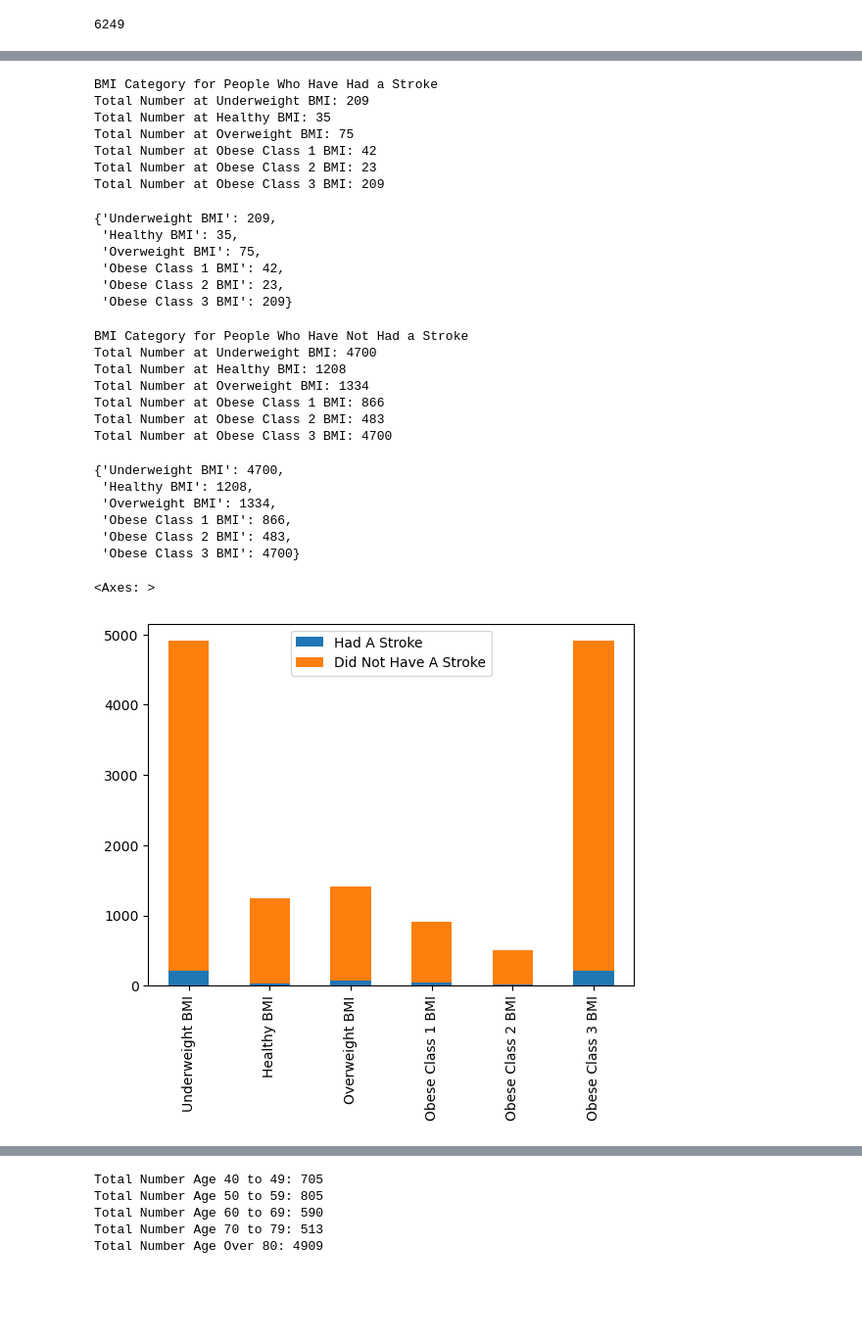
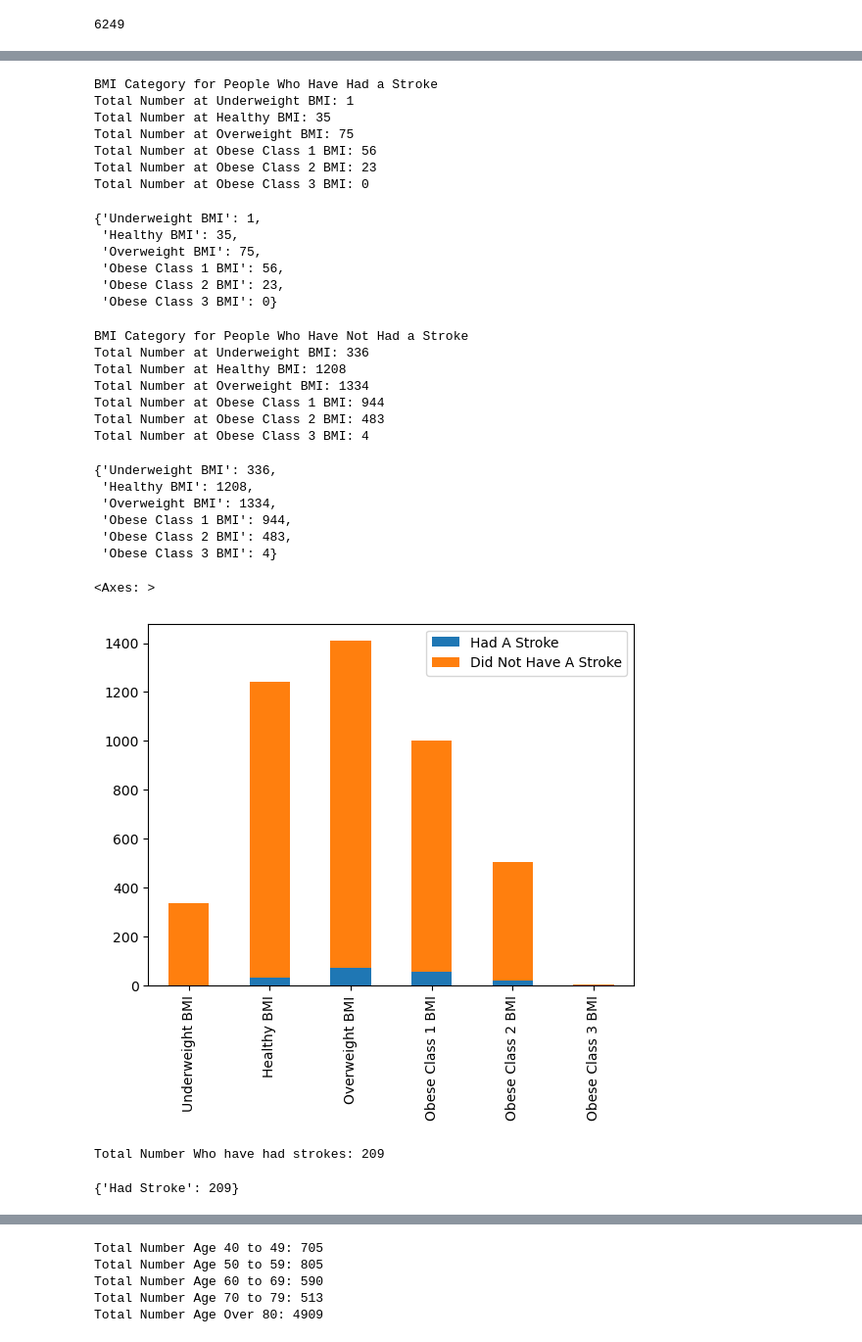
Before and after one commit to eeneedles/group-two-project-one, a Jupyter notebook: test_code_em.ipynb, the cells around one changed output, grey strips where cells are left out. Shown at 98% size. Drawn from its saved outputs; the diff is of its cells as text; code cells hidden in the pictures; blank space fills up the shorter version.

Commit message:
removed duplicate csv files, updated code for bmi and stroke

```diff
--- a/test_code_em.ipynb
+++ b/test_code_em.ipynb
@@ -147,7 +147,7 @@ print(combined_prediction_stroke['Diagnosis_y'].count())
 def print_bmi(df):
 
 # Find total number of people with BMI in underweight range (Health_Care)
-    underweight_bmi = df['bmi'] < 18.5
+    underweight_bmi = df.loc[(df['bmi'] < 18.5), "id"]
     underweight_bmi.count()
 
 # Find total number of people with BMI in healthy range (Health_Care)
@@ -159,7 +159,7 @@ def print_bmi(df):
     overweight_bmi.count()
 
 # Find total number of people with BMI in obese class 1 range (Health_Care)
-    obese_class_1_bmi = df.loc[(df['bmi'] > 29.9) & (df['bmi'] > 35.0), "id"]
+    obese_class_1_bmi = df.loc[(df['bmi'] > 29.9) & (df['bmi'] < 35.0), "id"]
     obese_class_1_bmi.count()
 
 # Find total number of people with BMI in obese class 2 range (Health_Care)
@@ -167,7 +167,7 @@ def print_bmi(df):
     obese_class_2_bmi.count()
 
 # Find total number of people with BMI in obese class 3 range (Health_Care)
-    obese_class_3_bmi = df['bmi'] >= 70
+    obese_class_3_bmi = df.loc[(df['bmi'] >= 70), "id"]
     obese_class_3_bmi.count()
 
     print(f'Total Number at Underweight BMI: {underweight_bmi.count()}')
@@ -209,18 +209,18 @@ stroke_bmi = print_bmi(stroke_df)
 stroke_bmi
 # %% [output]
 BMI Category for People Who Have Had a Stroke
-Total Number at Underweight BMI: 209
+Total Number at Underweight BMI: 1
 Total Number at Healthy BMI: 35
 Total Number at Overweight BMI: 75
-Total Number at Obese Class 1 BMI: 42
+Total Number at Obese Class 1 BMI: 56
 Total Number at Obese Class 2 BMI: 23
-Total Number at Obese Class 3 BMI: 209
+Total Number at Obese Class 3 BMI: 0
-{'Underweight BMI': 209,
+{'Underweight BMI': 1,
  'Healthy BMI': 35,
  'Overweight BMI': 75,
- 'Obese Class 1 BMI': 42,
+ 'Obese Class 1 BMI': 56,
  'Obese Class 2 BMI': 23,
- 'Obese Class 3 BMI': 209}
+ 'Obese Class 3 BMI': 0}
 # %%
 # Find number of people in each BMI category who have not had a stroke (Health_Care)
 no_stroke_df = Health_Care_df.loc[Health_Care_df['stroke']==0]
@@ -229,31 +229,51 @@ no_stroke_bmi = print_bmi(no_stroke_df)
 no_stroke_bmi
 # %% [output]
 BMI Category for People Who Have Not Had a Stroke
-Total Number at Underweight BMI: 4700
+Total Number at Underweight BMI: 336
 Total Number at Healthy BMI: 1208
 Total Number at Overweight BMI: 1334
-Total Number at Obese Class 1 BMI: 866
+Total Number at Obese Class 1 BMI: 944
 Total Number at Obese Class 2 BMI: 483
-Total Number at Obese Class 3 BMI: 4700
+Total Number at Obese Class 3 BMI: 4
-{'Underweight BMI': 4700,
+{'Underweight BMI': 336,
  'Healthy BMI': 1208,
  'Overweight BMI': 1334,
- 'Obese Class 1 BMI': 866,
+ 'Obese Class 1 BMI': 944,
  'Obese Class 2 BMI': 483,
- 'Obese Class 3 BMI': 4700}
+ 'Obese Class 3 BMI': 4}
 # %%
 # Gather keys for stacked bar graph showing Strokes per BMI category
-my_index = list(all_bmis.keys())
+bmi_index = list(all_bmis.keys())
 
 # Gather values for stacked bar graph showing Strokes per BMI category
-my_data = {
+bmi_data = {
     'Had A Stroke': list(stroke_bmi.values()),
     'Did Not Have A Stroke': list(no_stroke_bmi.values())
 }
 
 # Plot stacked bar graph
-bmi_df = pd.DataFrame(my_data, index = my_index)
+bmi_df = pd.DataFrame(bmi_data, index = bmi_index)
 bmi_df.plot.bar(stacked=True)
 # %% [output]
 <Axes: >
-[figure, old version]
+[figure, new version]
+# %%
+# Define function for gathering the BMI categories of the population who have had strokes
+def print_stroke(df):
+
+#Find total number of people who have had a stroke (Health_Care)
+    stroke_event = df['stroke']==1
+    stroke_event.sum()
+
+    print(f'Total Number Who have had strokes: {stroke_event.sum()}')
+
+    return {
+        'Had Stroke': stroke_event.sum(),
+    }
+
+#Set variable for stroke occurences
+all_strokes = print_stroke(Health_Care_df)
+all_strokes
+# %% [output]
+Total Number Who have had strokes: 209
+{'Had Stroke': 209}
```
Also changed, not shown: parts of 8 cells of this notebook, 3 other files.
